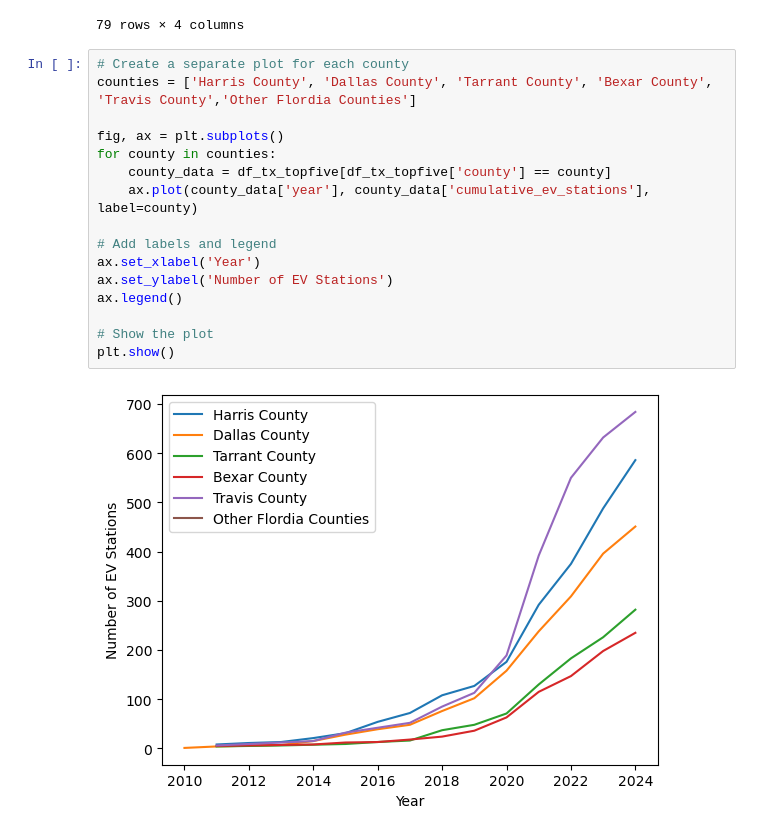
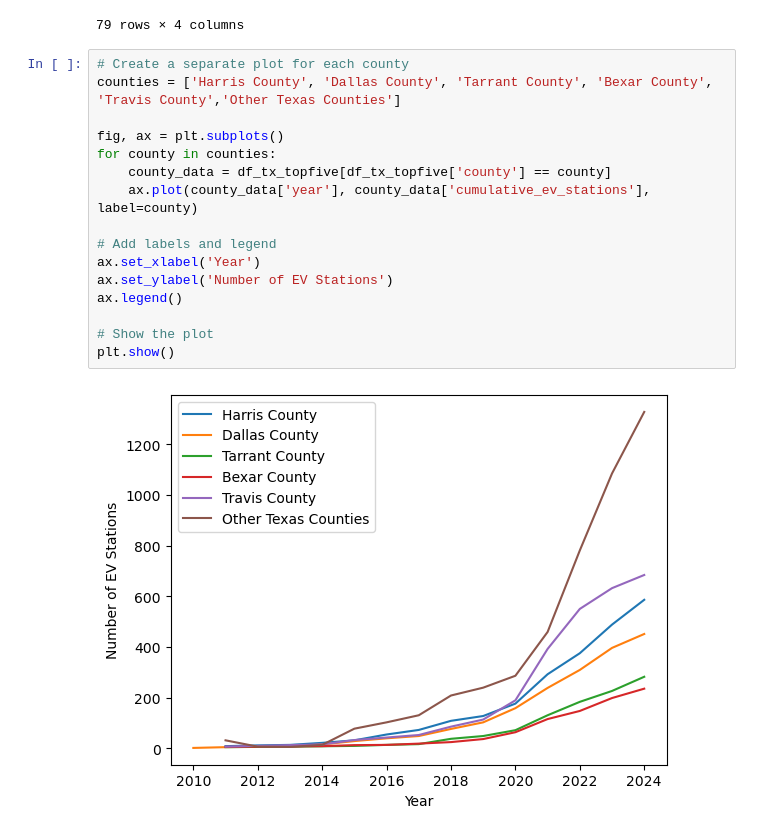
Before and after one commit to rune-encoder/Project-1, a Jupyter notebook: notebooks/individual_work/alex_exploration/Texas merging counties.ipynb, the cells around one changed output. Cells and saved outputs as stored; diff of their text form.

```diff
--- a/notebooks/individual_work/alex_exploration/Texas merging counties.ipynb
+++ b/notebooks/individual_work/alex_exploration/Texas merging counties.ipynb
@@ -63,19 +63,19 @@ df_tx_topfive
 79 rows × 4 columns
 # %%
 # Create a separate plot for each county
-counties = ['Harris County', 'Dallas County', 'Tarrant County', 'Bexar County', 'Travis County','Other Flordia Counties']
+counties = ['Harris County', 'Dallas County', 'Tarrant County', 'Bexar County', 'Travis County','Other Texas Counties']
 
 fig, ax = plt.subplots()
 for county in counties:
     county_data = df_tx_topfive[df_tx_topfive['county'] == county]
     ax.plot(county_data['year'], county_data['cumulative_ev_stations'], label=county)
 
 # Add labels and legend
 ax.set_xlabel('Year')
 ax.set_ylabel('Number of EV Stations')
 ax.legend()
 
 # Show the plot
 plt.show()
 # %% [output]
-[figure, old version]
+[figure, new version]
```
Also changed, not shown: parts of 9 cells of this notebook, 6 other files.
